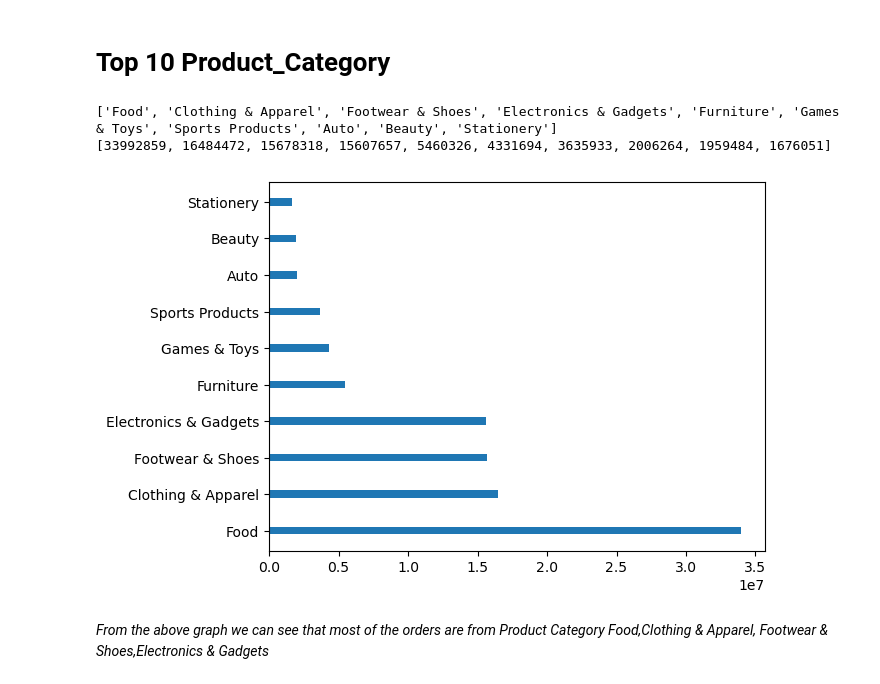
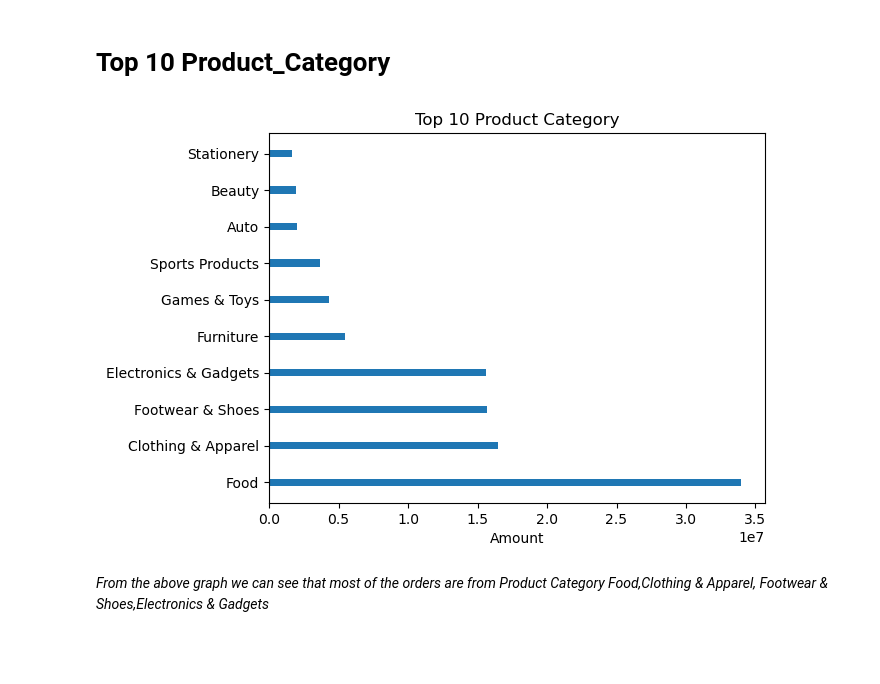
Before and after one commit to ShelinaPachal/Python-Project, a Jupyter notebook: Diwali_Sales_Data_Analysis_Using_Matplotlib.ipynb, the cells around one changed output. Drawn from its saved outputs; the diff is of its cells as text; code cells hidden in the pictures; blank space fills up the shorter version.

```diff
--- a/Diwali_Sales_Data_Analysis_Using_Matplotlib.ipynb
+++ b/Diwali_Sales_Data_Analysis_Using_Matplotlib.ipynb
@@ -352,15 +354,15 @@ plt.show()
 # %%
 Product_Categories=df.groupby('Product_Category',as_index=False)['Amount'].sum().sort_values(by=['Amount'],ascending=False).head(10)
 Product_Category=Product_Categories['Product_Category'].to_list()
-print (Product_Category)
+#print (Product_Category)
 Amount=Product_Categories['Amount'].to_list()
-print (Amount)
+#print (Amount)
 plt.barh(Product_Category,Amount,height=0.2)
+plt.title("Top 10 Product Category")
+plt.xlabel("Amount")
 plt.show()
 # %% [output]
-['Food', 'Clothing & Apparel', 'Footwear & Shoes', 'Electronics & Gadgets', 'Furniture', 'Games & Toys', 'Sports Products', 'Auto', 'Beauty', 'Stationery']
-[33992859, 16484472, 15678318, 15607657, 5460326, 4331694, 3635933, 2006264, 1959484, 1676051]
-[figure, old version]
+[figure, new version]
 # %% [markdown]
 *From the above graph we can see that most of the orders are from Product Category Food,Clothing & Apparel, Footwear & Shoes,Electronics & Gadgets*
 # %% [markdown]
```
Also changed, not shown: parts of 4 cells of this notebook.
